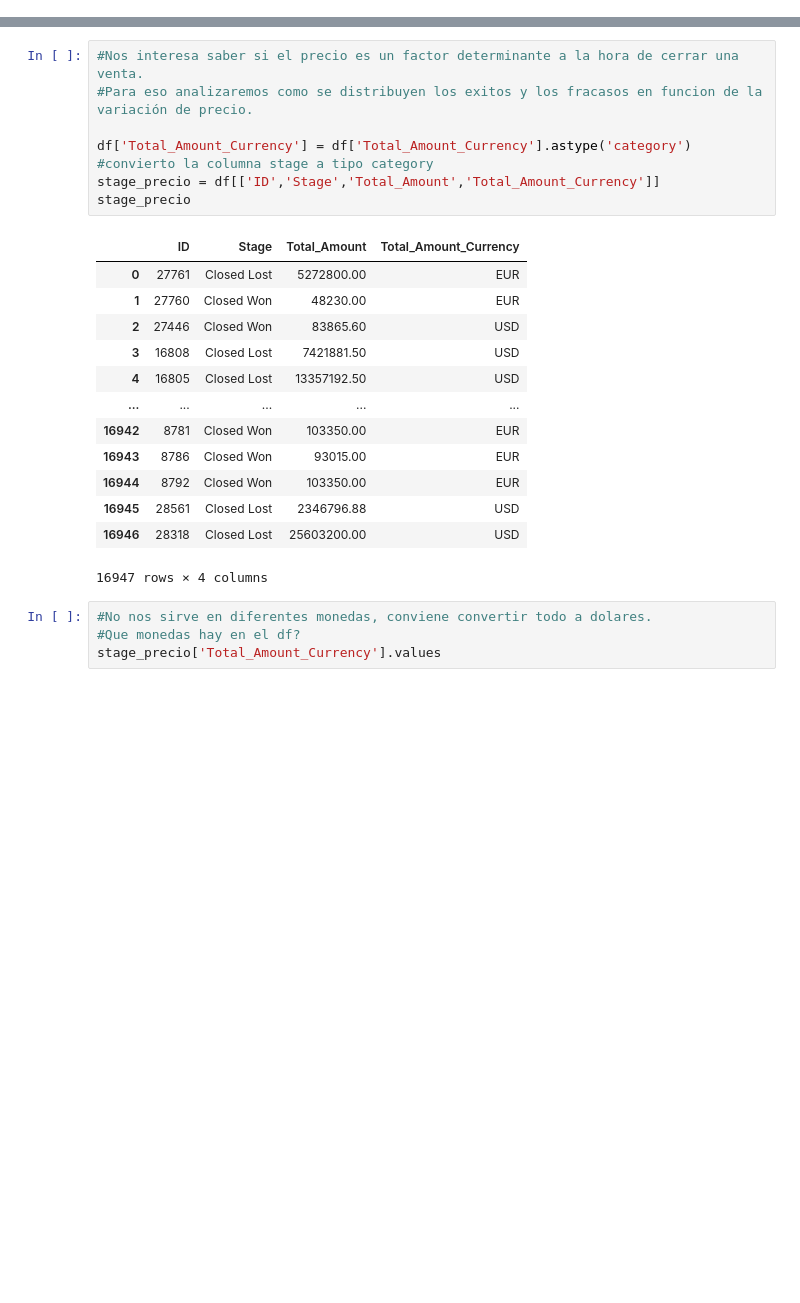
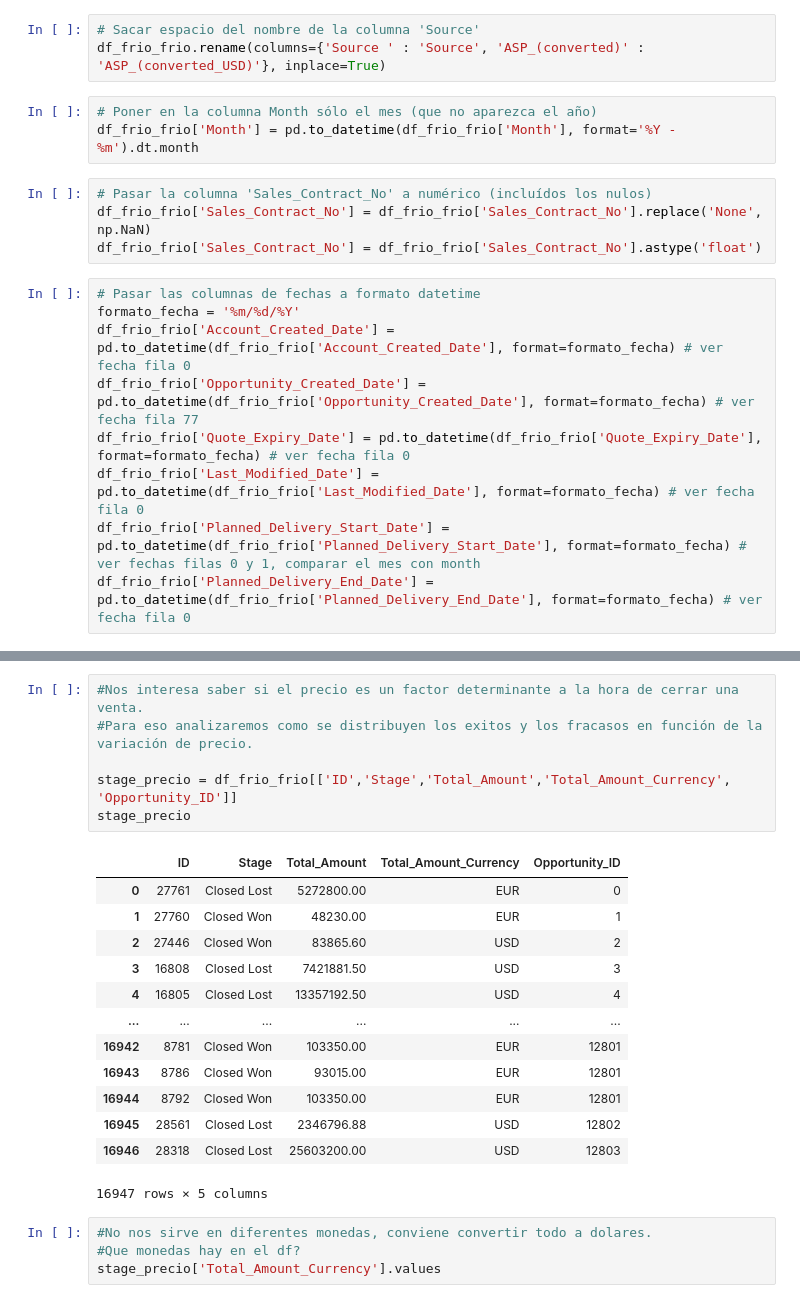
Before and after one commit to joaquinhojman/Entrenamieto_ECI_2020, a Jupyter notebook: TP1.ipynb, the cells around one changed output, grey strips where cells are left out. Drawn from its saved outputs; the diff is of its cells as text; blank space fills up the shorter version.

```diff
--- a/TP1.ipynb
+++ b/TP1.ipynb
@@ -32,4 +78,23 @@ len(df)
 # %% [output]
 16947
+# %%
+# Sacar espacio del nombre de la columna 'Source'
+df_frio_frio.rename(columns={'Source ' : 'Source', 'ASP_(converted)' : 'ASP_(converted_USD)'}, inplace=True)
+# %%
+# Poner en la columna Month sólo el mes (que no aparezca el año)
+df_frio_frio['Month'] = pd.to_datetime(df_frio_frio['Month'], format='%Y - %m').dt.month
+# %%
+# Pasar la columna 'Sales_Contract_No' a numérico (incluídos los nulos)
+df_frio_frio['Sales_Contract_No'] = df_frio_frio['Sales_Contract_No'].replace('None', np.NaN)
+df_frio_frio['Sales_Contract_No'] = df_frio_frio['Sales_Contract_No'].astype('float')
+# %%
+# Pasar las columnas de fechas a formato datetime
+formato_fecha = '%m/%d/%Y'
+df_frio_frio['Account_Created_Date'] = pd.to_datetime(df_frio_frio['Account_Created_Date'], format=formato_fecha) # ver fecha fila 0
+df_frio_frio['Opportunity_Created_Date'] = pd.to_datetime(df_frio_frio['Opportunity_Created_Date'], format=formato_fecha) # ver fecha fila 77
+df_frio_frio['Quote_Expiry_Date'] = pd.to_datetime(df_frio_frio['Quote_Expiry_Date'], format=formato_fecha) # ver fecha fila 0
+df_frio_frio['Last_Modified_Date'] = pd.to_datetime(df_frio_frio['Last_Modified_Date'], format=formato_fecha) # ver fecha fila 0
+df_frio_frio['Planned_Delivery_Start_Date'] = pd.to_datetime(df_frio_frio['Planned_Delivery_Start_Date'], format=formato_fecha) # ver fechas filas 0 y 1, comparar el mes con month
+df_frio_frio['Planned_Delivery_End_Date'] = pd.to_datetime(df_frio_frio['Planned_Delivery_End_Date'], format=formato_fecha) # ver fecha fila 0
 # %%
 #Estadisticas de la base
@@ -175,24 +238,23 @@ Text(0, 0.5, 'Exitos')
 # %%
 #Nos interesa saber si el precio es un factor determinante a la hora de cerrar una venta.
-#Para eso analizaremos como se distribuyen los exitos y los fracasos en funcion de la variación de precio.
+#Para eso analizaremos como se distribuyen los exitos y los fracasos en función de la variación de precio.
 
-df['Total_Amount_Currency'] = df['Total_Amount_Currency'].astype('category') #convierto la columna stage a tipo category
-stage_precio = df[['ID','Stage','Total_Amount','Total_Amount_Currency']]
+stage_precio = df_frio_frio[['ID','Stage','Total_Amount','Total_Amount_Currency', 'Opportunity_ID']]
 stage_precio
 # %% [output]
-|  | ID | Stage | Total_Amount | Total_Amount_Currency |
-| 0 | 27761 | Closed Lost | 5272800.00 | EUR |
-| 1 | 27760 | Closed Won | 48230.00 | EUR |
-| 2 | 27446 | Closed Won | 83865.60 | USD |
-| 3 | 16808 | Closed Lost | 7421881.50 | USD |
-| 4 | 16805 | Closed Lost | 13357192.50 | USD |
-| ... | ... | ... | ... | ... |
-| 16942 | 8781 | Closed Won | 103350.00 | EUR |
-| 16943 | 8786 | Closed Won | 93015.00 | EUR |
-| 16944 | 8792 | Closed Won | 103350.00 | EUR |
-| 16945 | 28561 | Closed Lost | 2346796.88 | USD |
-| 16946 | 28318 | Closed Lost | 25603200.00 | USD |
+|  | ID | Stage | Total_Amount | Total_Amount_Currency | Opportunity_ID |
+| 0 | 27761 | Closed Lost | 5272800.00 | EUR | 0 |
+| 1 | 27760 | Closed Won | 48230.00 | EUR | 1 |
+| 2 | 27446 | Closed Won | 83865.60 | USD | 2 |
+| 3 | 16808 | Closed Lost | 7421881.50 | USD | 3 |
+| 4 | 16805 | Closed Lost | 13357192.50 | USD | 4 |
+| ... | ... | ... | ... | ... | ... |
+| 16942 | 8781 | Closed Won | 103350.00 | EUR | 12801 |
+| 16943 | 8786 | Closed Won | 93015.00 | EUR | 12801 |
+| 16944 | 8792 | Closed Won | 103350.00 | EUR | 12801 |
+| 16945 | 28561 | Closed Lost | 2346796.88 | USD | 12802 |
+| 16946 | 28318 | Closed Lost | 25603200.00 | USD | 12803 |
-16947 rows × 4 columns
+16947 rows × 5 columns
 # %%
 #No nos sirve en diferentes monedas, conviene convertir todo a dolares.
 #Que monedas hay en el df?
```
Also changed, not shown: parts of 50 cells of this notebook.
